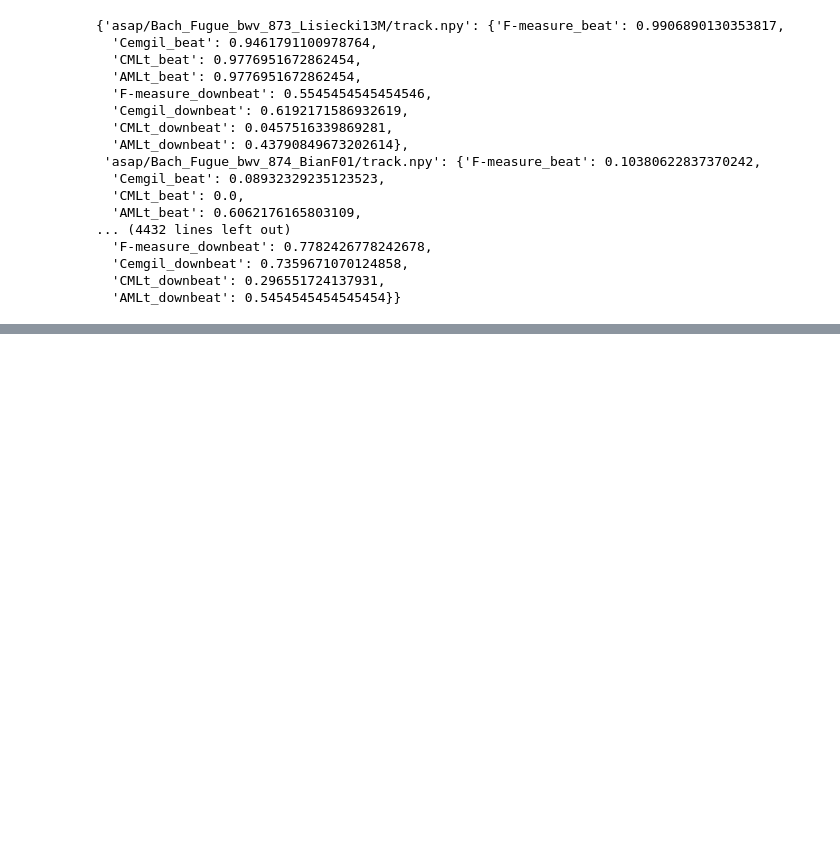
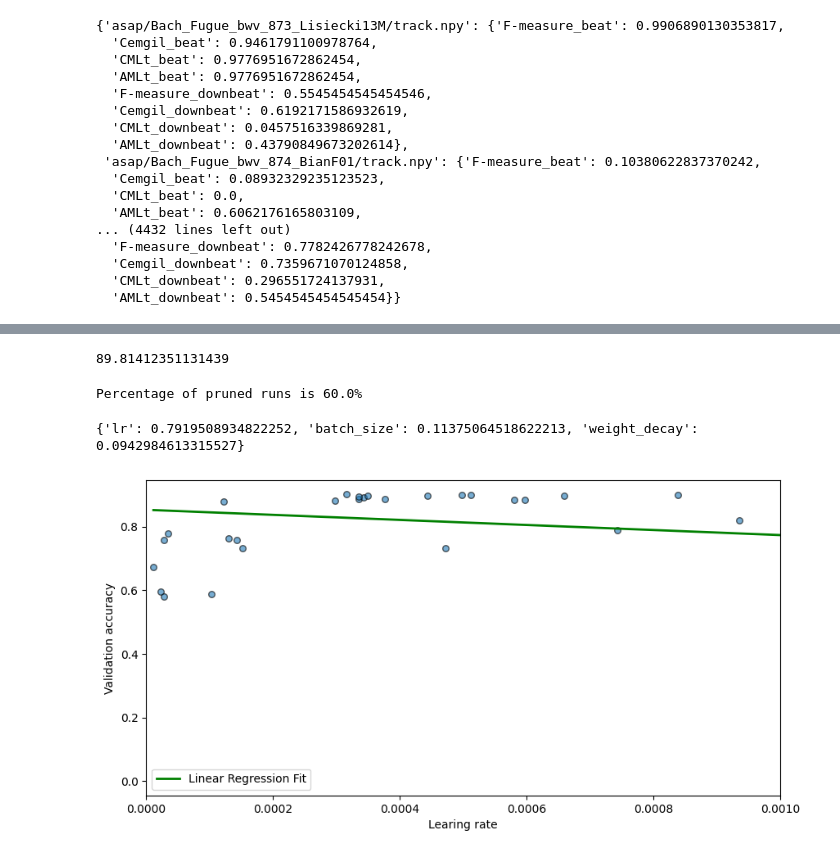
Before and after one commit to PulyaPolya/beat_this, a Jupyter notebook: results_evaluation.ipynb, the cells around one changed output, grey strips where cells are left out. Drawn from its saved outputs; the diff is of its cells as text; code cells hidden in the pictures; blank space fills up the shorter version.

Commit message:
further optuna

```diff
--- a/results_evaluation.ipynb
+++ b/results_evaluation.ipynb
@@ -1036,0 +1114,14 @@ json1_data
+# %%
+import optuna
+import pandas as pd
+study = optuna.load_study(
+    study_name="hpo_full",
+    storage="sqlite:///optuna.db"
+)
+
+# Convert to pandas DataFrame
+df = study.trials_dataframe()
+df_filtered = df[df["state"].isin(["COMPLETE", "PRUNED"]) ]
+date_cols = [col for col in df_filtered.columns if "datetime" in col or "duration" in col]
+df_filtered = df_filtered.drop(columns = date_cols, axis = 1)
+df_filtered.head(10)
@@ -1036,0 +1214,59 @@ json1_data
+# %%
+res["mean"]
+# %% [output]
+89.81412351131439
+# %%
+df_pruned_last = last_df[last_df["state"] == "PRUNED"]
+print(f"Percentage of pruned runs is {len(df_pruned_last) / len(last_df)* 100}% ")
+# %% [output]
+Percentage of pruned runs is 60.0%
+# %%
+from optuna.importance import get_param_importances, FanovaImportanceEvaluator
+importance = optuna.importance.get_param_importances(
+        study, evaluator=FanovaImportanceEvaluator()
+    )
+print(importance)
+# %% [output]
+{'lr': 0.7919508934822252, 'batch_size': 0.11375064518622213, 'weight_decay': 0.0942984613315527}
+# %%
+import numpy as np
+import pandas as pd
+import matplotlib.pyplot as plt
+from sklearn.linear_model import LinearRegression
+from sklearn.metrics import r2_score
+
+# Assume df is already loaded with columns "dropout_top" and "eval/accuracy"
+x = df_filtered["params_lr"].values
+y = df_filtered["value"].values
+
+# Fit linear regression
+X = x.reshape(-1, 1)
+model = LinearRegression().fit(X, y)
+coef = model.coef_[0]
+intercept = model.intercept_
+r2 = model.score(X, y)
+
+# Prepare data for plotting
+order = np.argsort(x)
+x_sorted = x[order]
+y_pred_sorted = model.predict(x_sorted.reshape(-1, 1))
+
+# Compute rolling mean for trend line
+window = max(8, len(x) // 20)
+y_smooth = pd.Series(y[order]).rolling(window= 20, min_periods=4, center=True).mean()
+
+# Plot
+fig, ax = plt.subplots(figsize=(10, 5))
+ax.scatter(x, y, alpha=0.6, edgecolors='k', s=30)
+#ax.plot(x_sorted, y_smooth, lw=2, label='Rolling Mean Trend')
+ax.plot(x_sorted, y_pred_sorted, lw=2, label='Linear Regression Fit', color = "g")
+
+ax.set_xlabel("Learing rate")
+ax.set_xlim(0, 0.001)
+ax.set_ylabel("Validation accuracy")
+#ax.set_title("Dropout vs Eval/Accuracy with Linear Regression")
+ax.legend()
+#plt.savefig("figures/nas_frozen_layesrs.pdf", format="pdf", bbox_inches="tight")
+plt.show()
+# %% [output]
+[figure, added]
```
Also changed, not shown: parts of 17 cells of this notebook, 1 other file.
